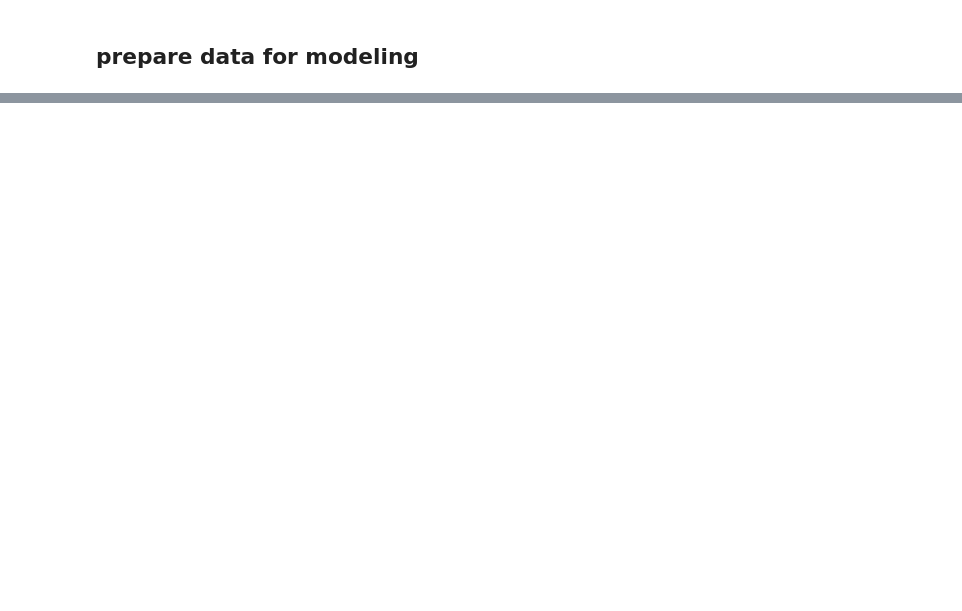
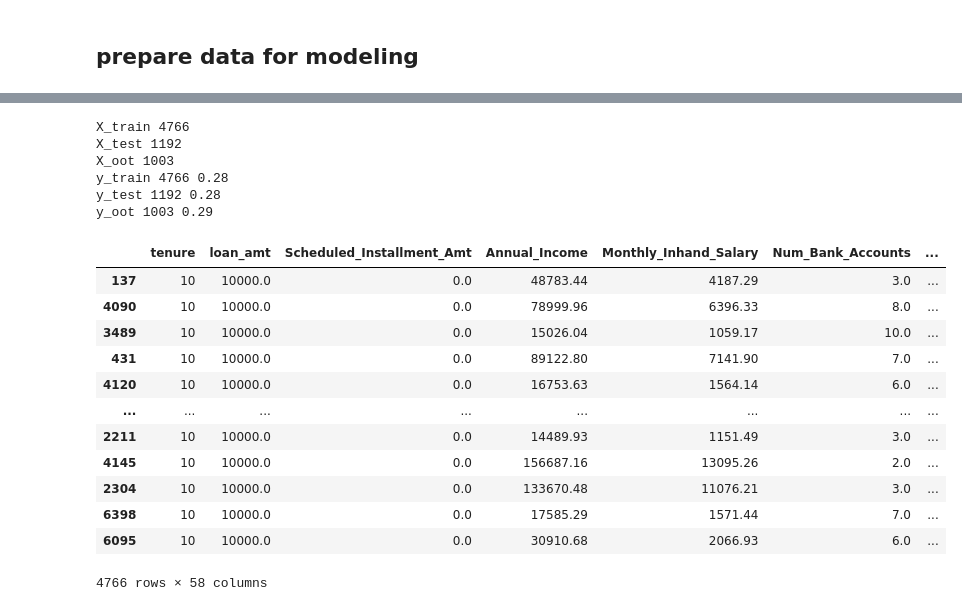
Before and after one commit to zred-kwk/MITB_MLE_Individual_assignment, a Jupyter notebook: model_train_main.ipynb, the cells around one changed output, grey strips where cells are left out. Drawn from its saved outputs; the diff is of its cells as text; code cells hidden in the pictures; blank space fills up the shorter version.

Commit message:
finish ML and DAG, left Monitor

```diff
--- a/model_train_main.ipynb
+++ b/model_train_main.ipynb
@@ -42,7 +40,7 @@ To adjust logging level use sc.setLogLevel(newLevel). For SparkR, use setLogLeve
 ## set up config
 # %%
 # set up config
-model_train_date_str = "2024-03-01"
+model_train_date_str = "2024-09-01"
 train_test_period_months = 12
 oot_period_months = 2
 train_test_ratio = 0.8
@@ -217,0 +143,6 @@ l.join(f, "snapshot_date", "inner").count()
+# %%
+feat = (features_store_sdf
+        .withColumnRenamed("snapshot_date", "feature_snapshot_date")
+        .drop("Customer_ID"))
+
+data_pdf = labels_sdf.join(feat, on="loan_id", how="left").toPandas()
@@ -217,0 +165,50 @@ l.join(f, "snapshot_date", "inner").count()
+# %%
+# split data into train - test - oot
+oot_pdf = data_pdf[(data_pdf['snapshot_date'] >= config["oot_start_date"].date()) & (data_pdf['snapshot_date'] <= config["oot_end_date"].date())]
+train_test_pdf = data_pdf[(data_pdf['snapshot_date'] >= config["train_test_start_date"].date()) & (data_pdf['snapshot_date'] <= config["train_test_end_date"].date())]
+
+exclude = ['loan_id', 'snapshot_date', 'label', 'feature_snapshot_date', 'Customer_ID',
+           'label_def', 'loan_start_date', 'Occupation', 'Type_of_Loan']
+feature_cols = [c for c in data_pdf.columns if c not in exclude]
+cat_cols = [c for c in feature_cols if data_pdf[c].dtype == "object"]
+num_cols = [c for c in feature_cols if c not in cat_cols]
+
+X_oot = oot_pdf[feature_cols]
+y_oot = oot_pdf["label"]
+X_train, X_test, y_train, y_test = train_test_split(
+    train_test_pdf[feature_cols], train_test_pdf["label"],
+    test_size= 1 - config["train_test_ratio"],
+    random_state=88,     # Ensures reproducibility
+    shuffle=True,        # Shuffle the data before splitting
+    stratify=train_test_pdf["label"]           # Stratify based on the label column
+)
+
+
+print('X_train', X_train.shape[0])
+print('X_test', X_test.shape[0])
+print('X_oot', X_oot.shape[0])
+print('y_train', y_train.shape[0], round(y_train.mean(),2))
+print('y_test', y_test.shape[0], round(y_test.mean(),2))
+print('y_oot', y_oot.shape[0], round(y_oot.mean(),2))
+
+X_train
+# %% [output]
+X_train 4766
+X_test 1192
+X_oot 1003
+y_train 4766 0.28
+y_test 1192 0.28
+y_oot 1003 0.29
+|  | tenure | loan_amt | Scheduled_Installment_Amt | Annual_Income | Monthly_Inhand_Salary | Num_Bank_Accounts | ... |
+| 137 | 10 | 10000.0 | 0.0 | 48783.44 | 4187.29 | 3.0 | ... |
+| 4090 | 10 | 10000.0 | 0.0 | 78999.96 | 6396.33 | 8.0 | ... |
+| 3489 | 10 | 10000.0 | 0.0 | 15026.04 | 1059.17 | 10.0 | ... |
+| 431 | 10 | 10000.0 | 0.0 | 89122.80 | 7141.90 | 7.0 | ... |
+| 4120 | 10 | 10000.0 | 0.0 | 16753.63 | 1564.14 | 6.0 | ... |
+| ... | ... | ... | ... | ... | ... | ... | ... |
+| 2211 | 10 | 10000.0 | 0.0 | 14489.93 | 1151.49 | 3.0 | ... |
+| 4145 | 10 | 10000.0 | 0.0 | 156687.16 | 13095.26 | 2.0 | ... |
+| 2304 | 10 | 10000.0 | 0.0 | 133670.48 | 11076.21 | 3.0 | ... |
+| 6398 | 10 | 10000.0 | 0.0 | 17585.29 | 1571.44 | 7.0 | ... |
+| 6095 | 10 | 10000.0 | 0.0 | 30910.68 | 2066.93 | 6.0 | ... |
+4766 rows × 58 columns
```
Also changed, not shown: parts of 22 cells of this notebook, 18 other files.
